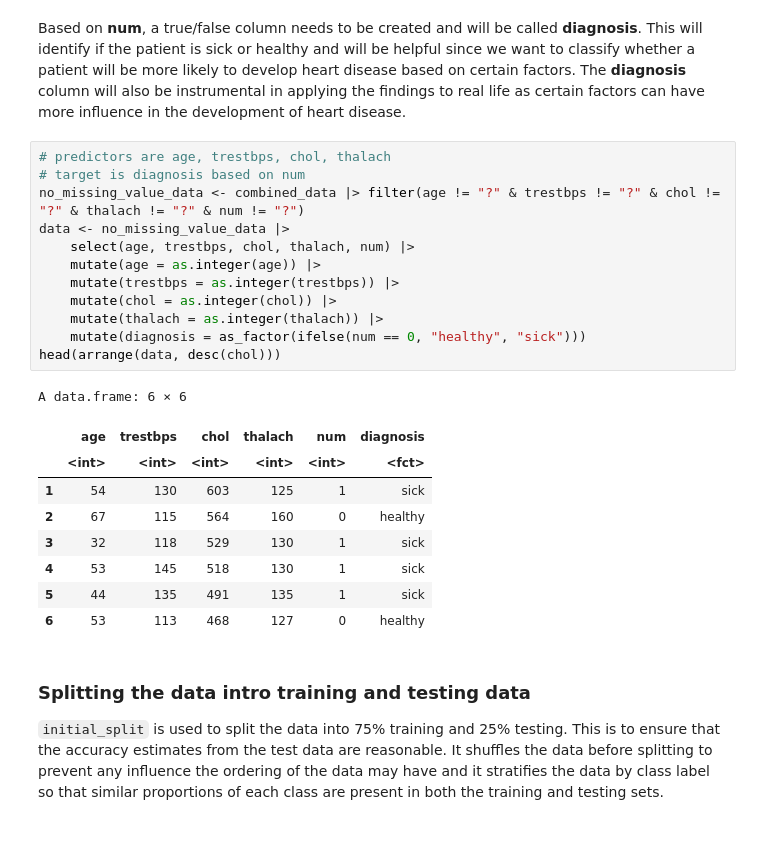
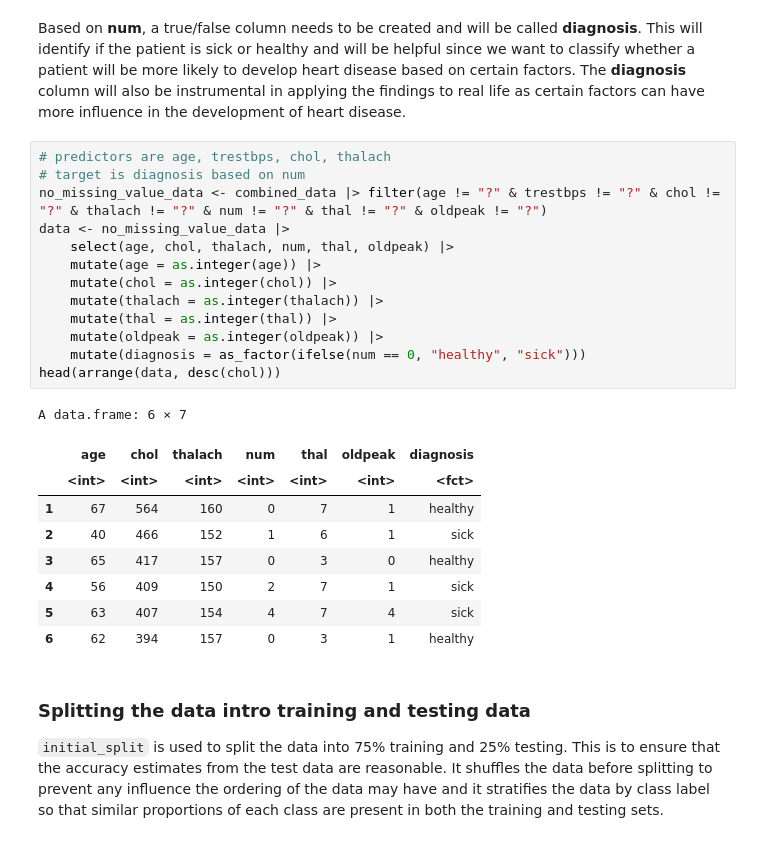
Before and after one commit to charlie-carter/dsci100project, a Jupyter notebook: report.ipynb, the cells around one changed output. Cells and saved outputs as stored; diff of their text form.

```diff
--- a/report.ipynb
+++ b/report.ipynb
@@ -133,25 +115,26 @@ Based on **num**, a true/false column needs to be created and will be called **d
 # %%
 # predictors are age, trestbps, chol, thalach
 # target is diagnosis based on num
-no_missing_value_data <- combined_data |> filter(age != "?" & trestbps != "?" & chol != "?" & thalach != "?" & num != "?")
+no_missing_value_data <- combined_data |> filter(age != "?" & trestbps != "?" & chol != "?" & thalach != "?" & num != "?" & thal != "?" & oldpeak != "?")
 data <- no_missing_value_data |>
-    select(age, trestbps, chol, thalach, num) |>
+    select(age, chol, thalach, num, thal, oldpeak) |>
     mutate(age = as.integer(age)) |>
-    mutate(trestbps = as.integer(trestbps)) |>
     mutate(chol = as.integer(chol)) |>
     mutate(thalach = as.integer(thalach)) |>
+    mutate(thal = as.integer(thal)) |>
+    mutate(oldpeak = as.integer(oldpeak)) |>
     mutate(diagnosis = as_factor(ifelse(num == 0, "healthy", "sick")))
 head(arrange(data, desc(chol)))
 # %% [output]
-A data.frame: 6 × 6
+A data.frame: 6 × 7
-|  | age | trestbps | chol | thalach | num | diagnosis |
-|  | <int> | <int> | <int> | <int> | <int> | <fct> |
-| 1 | 54 | 130 | 603 | 125 | 1 | sick |
-| 2 | 67 | 115 | 564 | 160 | 0 | healthy |
-| 3 | 32 | 118 | 529 | 130 | 1 | sick |
-| 4 | 53 | 145 | 518 | 130 | 1 | sick |
-| 5 | 44 | 135 | 491 | 135 | 1 | sick |
-| 6 | 53 | 113 | 468 | 127 | 0 | healthy |
+|  | age | chol | thalach | num | thal | oldpeak | diagnosis |
+|  | <int> | <int> | <int> | <int> | <int> | <int> | <fct> |
+| 1 | 67 | 564 | 160 | 0 | 7 | 1 | healthy |
+| 2 | 40 | 466 | 152 | 1 | 6 | 1 | sick |
+| 3 | 65 | 417 | 157 | 0 | 3 | 0 | healthy |
+| 4 | 56 | 409 | 150 | 2 | 7 | 1 | sick |
+| 5 | 63 | 407 | 154 | 4 | 7 | 4 | sick |
+| 6 | 62 | 394 | 157 | 0 | 3 | 1 | healthy |
 # %% [markdown]
 ### Splitting the data intro training and testing data
 `initial_split` is used to split the data into 75% training and 25% testing. This is to ensure that the accuracy estimates from the test data are reasonable. It shuffles the data before splitting to prevent any influence the ordering of the data may have and it stratifies the data by class label so that similar proportions of each class are present in both the training and testing sets.
```
Also changed, not shown: parts of 8 cells of this notebook.
